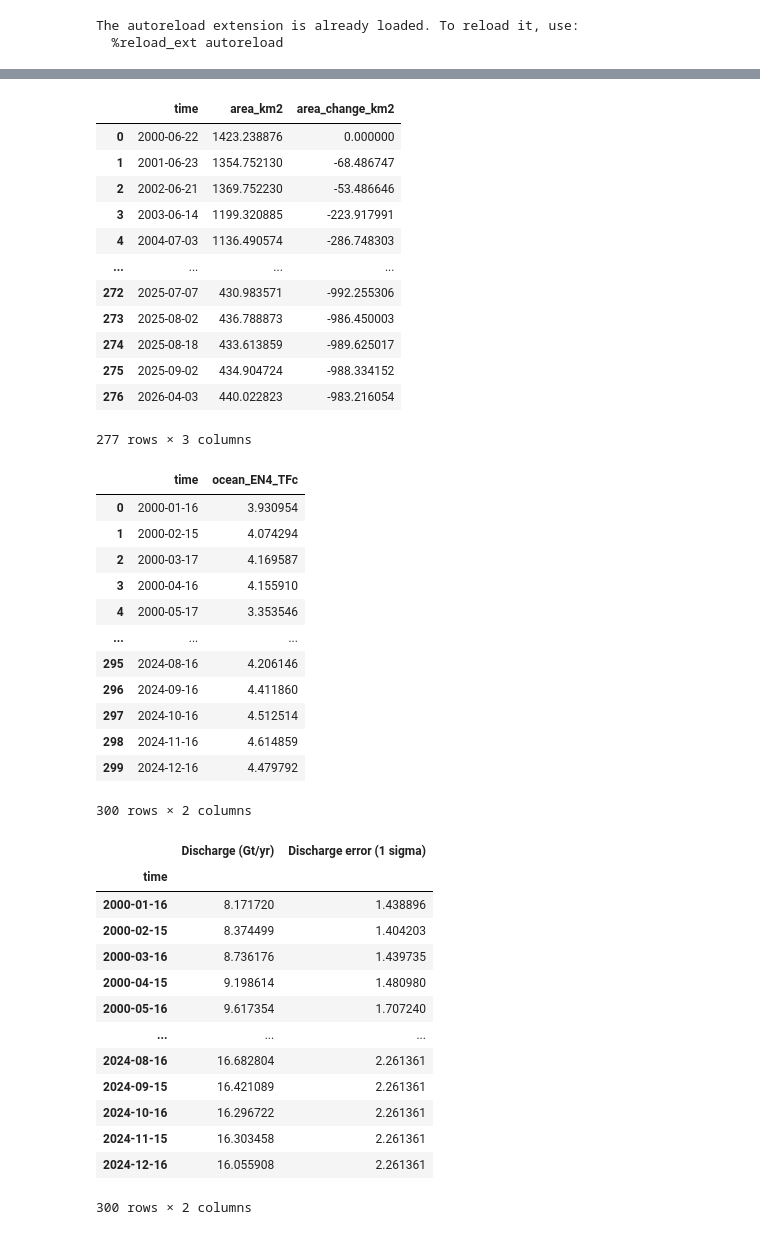
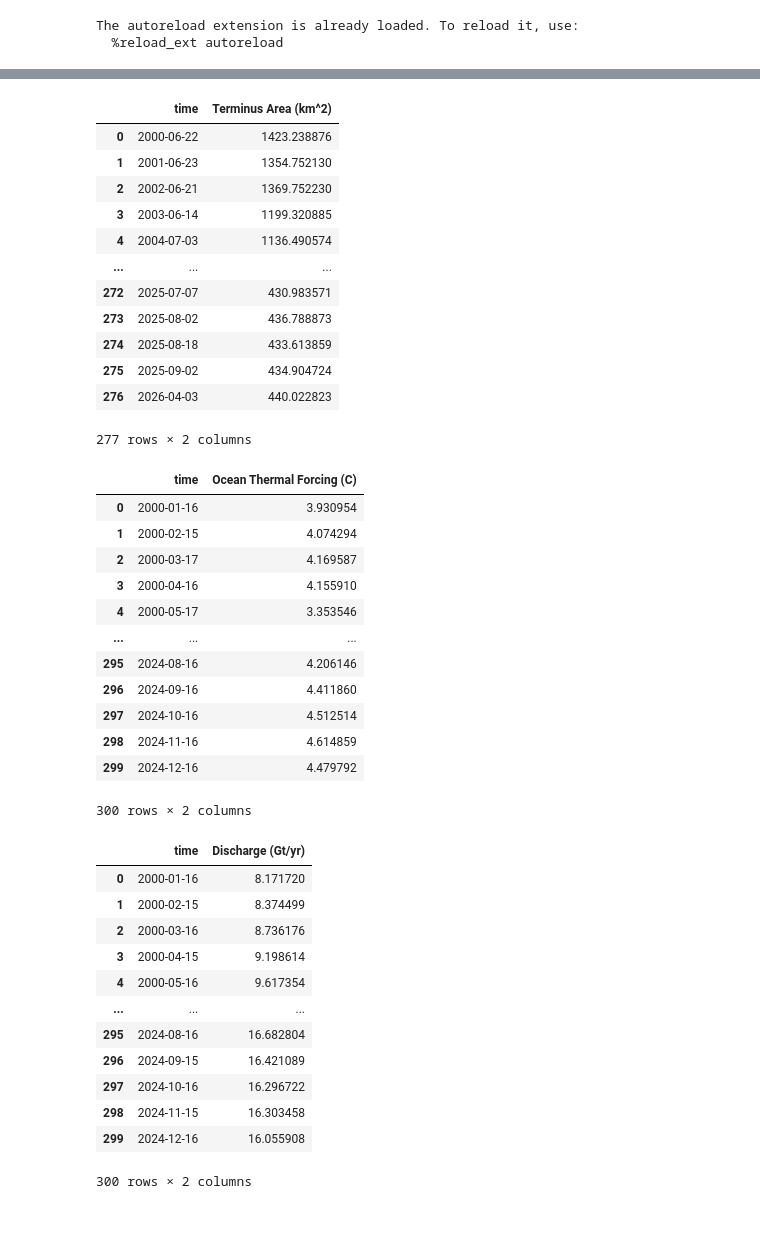
Before and after one commit to cjense/negis-seasonality, a Jupyter notebook: make_tabulardata.ipynb, the cells around one changed output, grey strips where cells are left out. Saved outputs shown, nothing was run; the diff lists cells and outputs as text; code cells hidden in the pictures.

```diff
--- a/make_tabulardata.ipynb
+++ b/make_tabulardata.ipynb
@@ -51,30 +70,30 @@ termchange = pd.read_parquet('s3://gaia/cjense/data/termini/ZI/ZI_terminus_areac
 # %%
-termchange = termchange.rename(columns={'date':'time'})
-termchange = termchange.drop(columns='area_m2')
+termchange = termchange.rename(columns={'date':'time', 'area_km2':'Terminus Area (km^2)'})
+termchange = termchange.drop(columns=['area_m2', 'area_change_km2'])
 termchange['time'] = pd.to_datetime(termchange['time'])
 termchange['time'] = termchange['time'].dt.normalize()
 termchange
 # %% [output]
-|  | time | area_km2 | area_change_km2 |
-| 0 | 2000-06-22 | 1423.238876 | 0.000000 |
-| 1 | 2001-06-23 | 1354.752130 | -68.486747 |
-| 2 | 2002-06-21 | 1369.752230 | -53.486646 |
-| 3 | 2003-06-14 | 1199.320885 | -223.917991 |
-| 4 | 2004-07-03 | 1136.490574 | -286.748303 |
-| ... | ... | ... | ... |
-| 272 | 2025-07-07 | 430.983571 | -992.255306 |
-| 273 | 2025-08-02 | 436.788873 | -986.450003 |
-| 274 | 2025-08-18 | 433.613859 | -989.625017 |
-| 275 | 2025-09-02 | 434.904724 | -988.334152 |
-| 276 | 2026-04-03 | 440.022823 | -983.216054 |
+|  | time | Terminus Area (km^2) |
+| 0 | 2000-06-22 | 1423.238876 |
+| 1 | 2001-06-23 | 1354.752130 |
+| 2 | 2002-06-21 | 1369.752230 |
+| 3 | 2003-06-14 | 1199.320885 |
+| 4 | 2004-07-03 | 1136.490574 |
+| ... | ... | ... |
+| 272 | 2025-07-07 | 430.983571 |
+| 273 | 2025-08-02 | 436.788873 |
+| 274 | 2025-08-18 | 433.613859 |
+| 275 | 2025-09-02 | 434.904724 |
+| 276 | 2026-04-03 | 440.022823 |
-277 rows × 3 columns
+277 rows × 2 columns
 # %%
 otf = otf.reset_index()
-otf = otf.rename(columns={'time_common':'time'})
+otf = otf.rename(columns={'time_common':'time', 'ocean_EN4_TFc':'Ocean Thermal Forcing (C)'})
 otf['time'] = otf['time'].dt.normalize()
 otf
 # %% [output]
-|  | time | ocean_EN4_TFc |
+|  | time | Ocean Thermal Forcing (C) |
 | 0 | 2000-01-16 | 3.930954 |
 | 1 | 2000-02-15 | 4.074294 |
 | 2 | 2000-03-17 | 4.169587 |
@@ -89,21 +108,20 @@ otf
 300 rows × 2 columns
 # %%
 discharge = discharge.rename(columns={"Date":"time"})
-discharge = discharge.drop(columns='datenum')
+discharge = discharge.drop(columns=['datenum', 'Discharge error (1 sigma)']).reset_index()
 discharge
 # %% [output]
-|  | Discharge (Gt/yr) | Discharge error (1 sigma) |
-| time |  |  |
-| 2000-01-16 | 8.171720 | 1.438896 |
-| 2000-02-15 | 8.374499 | 1.404203 |
-| 2000-03-16 | 8.736176 | 1.439735 |
-| 2000-04-15 | 9.198614 | 1.480980 |
-| 2000-05-16 | 9.617354 | 1.707240 |
+|  | time | Discharge (Gt/yr) |
+| 0 | 2000-01-16 | 8.171720 |
+| 1 | 2000-02-15 | 8.374499 |
+| 2 | 2000-03-16 | 8.736176 |
+| 3 | 2000-04-15 | 9.198614 |
+| 4 | 2000-05-16 | 9.617354 |
 | ... | ... | ... |
-| 2024-08-16 | 16.682804 | 2.261361 |
-| 2024-09-15 | 16.421089 | 2.261361 |
-| 2024-10-16 | 16.296722 | 2.261361 |
-| 2024-11-15 | 16.303458 | 2.261361 |
-| 2024-12-16 | 16.055908 | 2.261361 |
+| 295 | 2024-08-16 | 16.682804 |
+| 296 | 2024-09-15 | 16.421089 |
+| 297 | 2024-10-16 | 16.296722 |
+| 298 | 2024-11-15 | 16.303458 |
+| 299 | 2024-12-16 | 16.055908 |
 300 rows × 2 columns
 # %%
```
Also changed, not shown: parts of 16 cells of this notebook.
